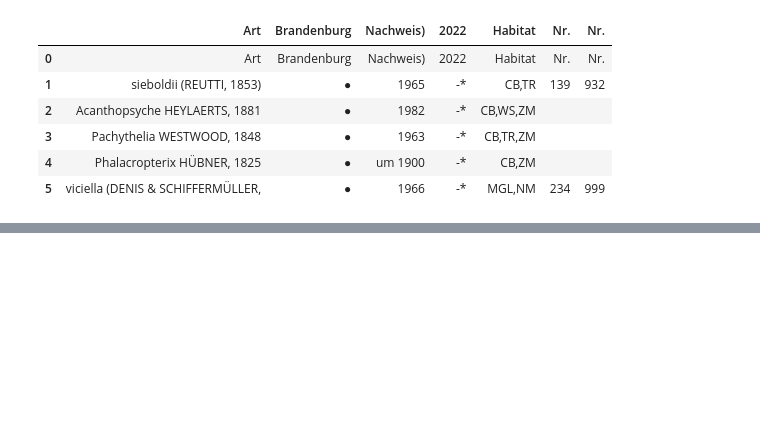
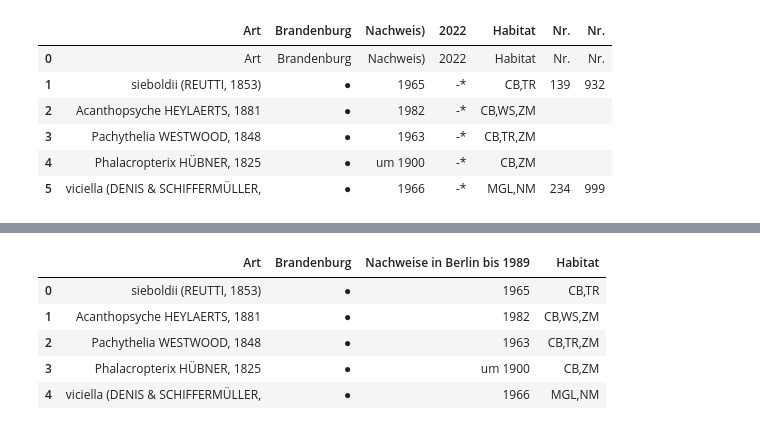
Before and after one commit to Zzzhenya/Berlin-red-list, a Jupyter notebook: Insecta/Psychidae - Bagworm moths/Psychidae.ipynb, the cells around one changed output, grey strips where cells are left out. Saved outputs shown, nothing was run; the diff lists cells and outputs as text; code cells hidden in the pictures; blank space fills up the shorter version.

```diff
--- a/Insecta/Psychidae - Bagworm moths/Extinct_species_data_process_exp.ipynb
+++ b/Insecta/Psychidae - Bagworm moths/Psychidae.ipynb
@@ -281,0 +275,10 @@ df
+# %%
+df.reset_index(drop = True, inplace = True)
+df
+# %% [output]
+|  | Art | Brandenburg | Nachweise in Berlin bis 1989 | Habitat |
+| 0 | sieboldii (REUTTI, 1853) | ● | 1965 | CB,TR |
+| 1 | Acanthopsyche HEYLAERTS, 1881 | ● | 1982 | CB,WS,ZM |
+| 2 | Pachythelia WESTWOOD, 1848 | ● | 1963 | CB,TR,ZM |
+| 3 | Phalacropterix HÜBNER, 1825 | ● | um 1900 | CB,ZM |
+| 4 | viciella (DENIS & SCHIFFERMÜLLER, | ● | 1966 | MGL,NM |
```
Also changed, not shown: parts of 8 cells of this notebook.
